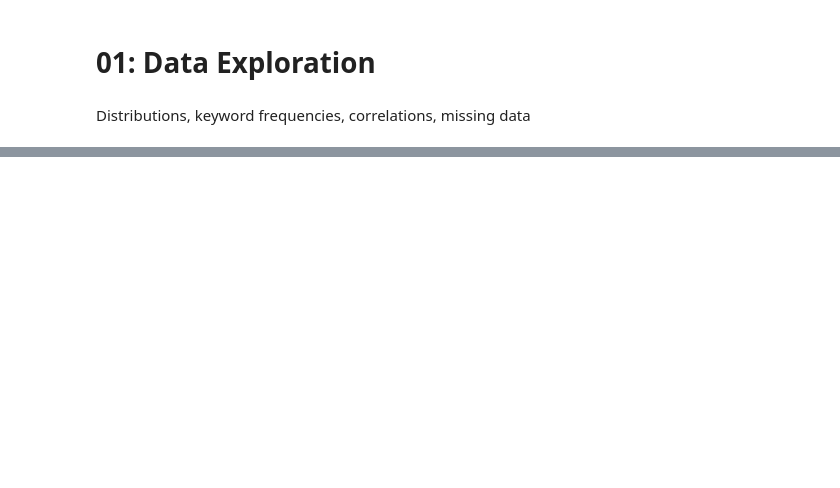
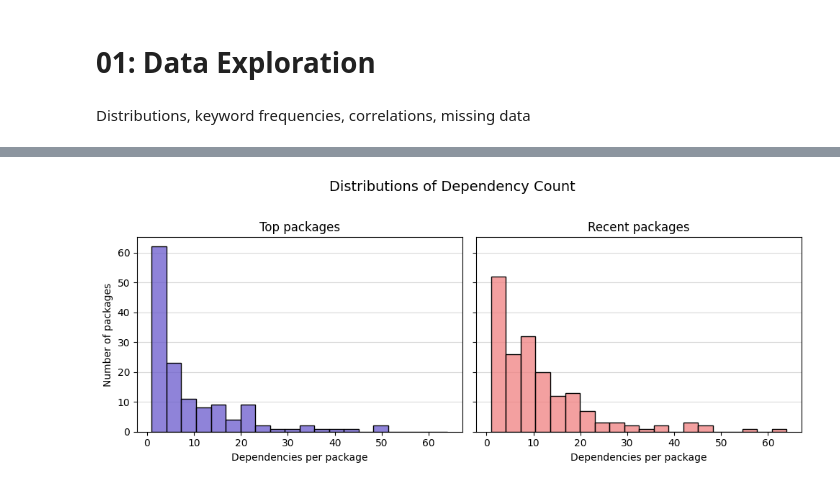
Before and after one commit to ericzander/pypi-anomaly-detection, a Jupyter notebook: notebooks/01_data_exploration.ipynb, the cells around one changed output, grey strips where cells are left out. Saved outputs shown, nothing was run; the diff lists cells and outputs as text; code cells hidden in the pictures; blank space fills up the shorter version.

```diff
--- a/notebooks/01_data_exploration.ipynb
+++ b/notebooks/01_data_exploration.ipynb
@@ -96,0 +230,29 @@ Nodes with missing general metadata: 17
+# %%
+# Compute dependency counts for both datasets
+counts_top = df_edges_top.groupby("source").size()
+counts_recent = df_edges_recent.groupby("source").size()
+
+# Find the global min and max for binning
+all_counts = np.concatenate([counts_top.values, counts_recent.values])
+bin_edges = np.histogram_bin_edges(all_counts, bins=20)
+
+fig, axes = plt.subplots(1, 2, figsize=(10, 4), sharey=True, sharex=True)
+
+for i, (counts, color, title) in enumerate([
+    (counts_top, color_top, "Top packages"),
+    (counts_recent, color_recent, "Recent packages")
+]):
+    sns.histplot(counts, bins=bin_edges, kde=False, ax=axes[i], color=color)
+    axes[i].set_xlabel("Dependencies per package")
+    if i == 0:
+        axes[i].set_ylabel("Number of packages")
+    axes[i].set_title(title)
+
+for ax in axes:
+    add_grid(ax, "y")
+
+fig.suptitle("Distributions of Dependency Count", fontsize=14, y=1.02)
+plt.tight_layout()
+plt.show()
+# %% [output]
+[figure, added]
```
Also changed, not shown: parts of 27 cells of this notebook, 4 other files.
